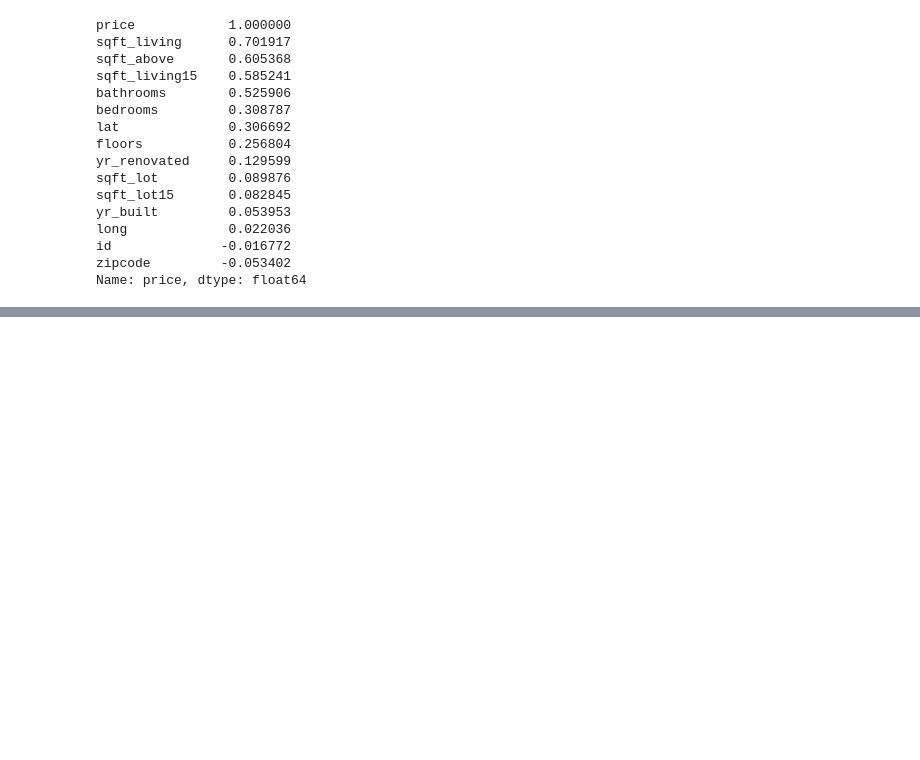
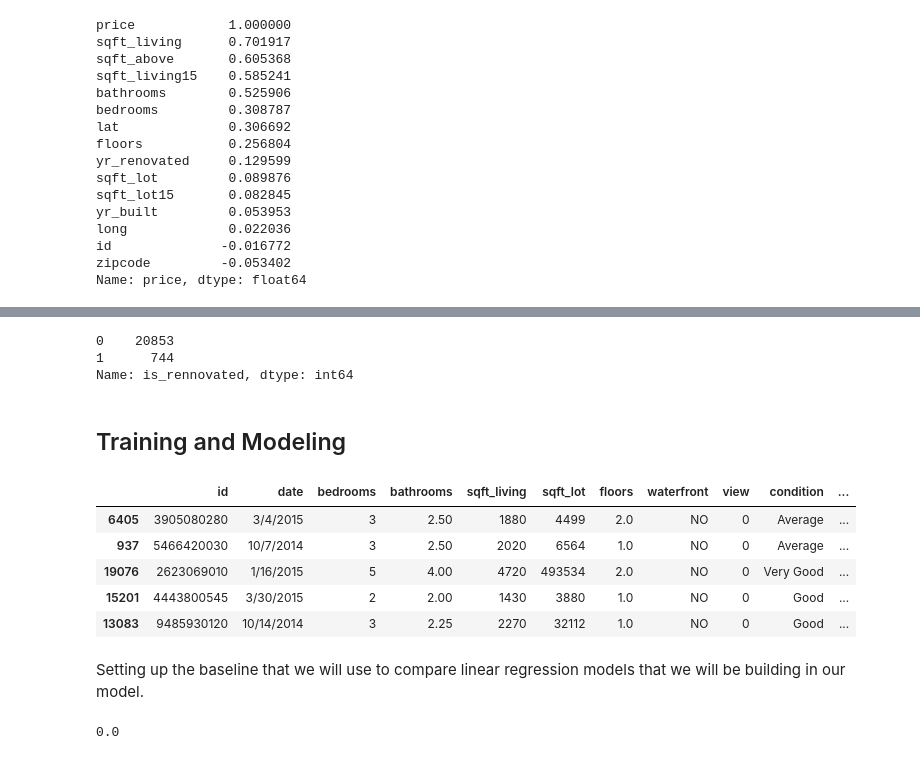
Before and after one commit to henryshin15/king_county_real_estate, a Jupyter notebook: kings_county_project.ipynb, the cells around one changed output, grey strips where cells are left out. Saved outputs shown, nothing was run; the diff lists cells and outputs as text; code cells hidden in the pictures; blank space fills up the shorter version.

Commit message:
Cleaned and trained the master dataset

```diff
--- a/kings_county_project.ipynb
+++ b/kings_county_project.ipynb
@@ -145,0 +162,50 @@ Name: price, dtype: float64
+# %%
+# Converting grade values to numeric for easy data manipulation.
+df['grade'] = df['grade'].str.slice(0,2).str.strip()
+df['grade'] = df['grade'].astype(np.int64)
+# %%
+# Dealing missing values in views by converting them to numeric values.
+df['view'].fillna('NONE', inplace=True)
+df['view'].replace('NONE', '0', inplace=True)
+df['view'].replace('FAIR', '1', inplace=True)
+df['view'].replace('AVERAGE', '2', inplace=True)
+df['view'].replace('GOOD', '3', inplace=True)
+df['view'].replace('EXCELLENT', '4', inplace=True)
+df['view'] = df['view'].astype(np.int64)
+# %%
+# Converting yr_renovated values to numeric int for easy data manipulation.
+# 0 means the house is not renovated and 1 means the house is renovated.
+df['yr_renovated'] = df['yr_renovated'].fillna(0)
+df['is_rennovated'] = df['yr_renovated'].map(lambda x: 1 if x > 0 else 0)
+df['is_rennovated'].value_counts()
+df = df.drop(['yr_renovated'], axis=1)
+df.is_rennovated.value_counts()
+# %% [output]
+0    20853
+1      744
+Name: is_rennovated, dtype: int64
+# %% [markdown]
+## Training and Modeling
+# %%
+# Training our data.
+y_df = df["price"]
+x_df = df.drop("price", axis=1)
+x_train, X_test, y_train, y_test = train_test_split(x_df, y_df, random_state=42)
+# %%
+x_train.head()
+# %% [output]
+|  | id | date | bedrooms | bathrooms | sqft_living | sqft_lot | floors | waterfront | view | condition | ... |
+| 6405 | 3905080280 | 3/4/2015 | 3 | 2.50 | 1880 | 4499 | 2.0 | NO | 0 | Average | ... |
+| 937 | 5466420030 | 10/7/2014 | 3 | 2.50 | 2020 | 6564 | 1.0 | NO | 0 | Average | ... |
+| 19076 | 2623069010 | 1/16/2015 | 5 | 4.00 | 4720 | 493534 | 2.0 | NO | 0 | Very Good | ... |
+| 15201 | 4443800545 | 3/30/2015 | 2 | 2.00 | 1430 | 3880 | 1.0 | NO | 0 | Good | ... |
+| 13083 | 9485930120 | 10/14/2014 | 3 | 2.25 | 2270 | 32112 | 1.0 | NO | 0 | Good | ... |
+# %% [markdown]
+Setting up the baseline that we will use to compare linear regression models that we will be building in our model.
+# %%
+dummy_regr = DummyRegressor(strategy="mean")
+dummy_regr.fit(x_train, y_train)
+dummy_regr.predict(x_train)
+dummy_regr.score(x_train, y_train)
+# %% [output]
+0.0
```
Also changed, not shown: parts of 4 cells of this notebook.
